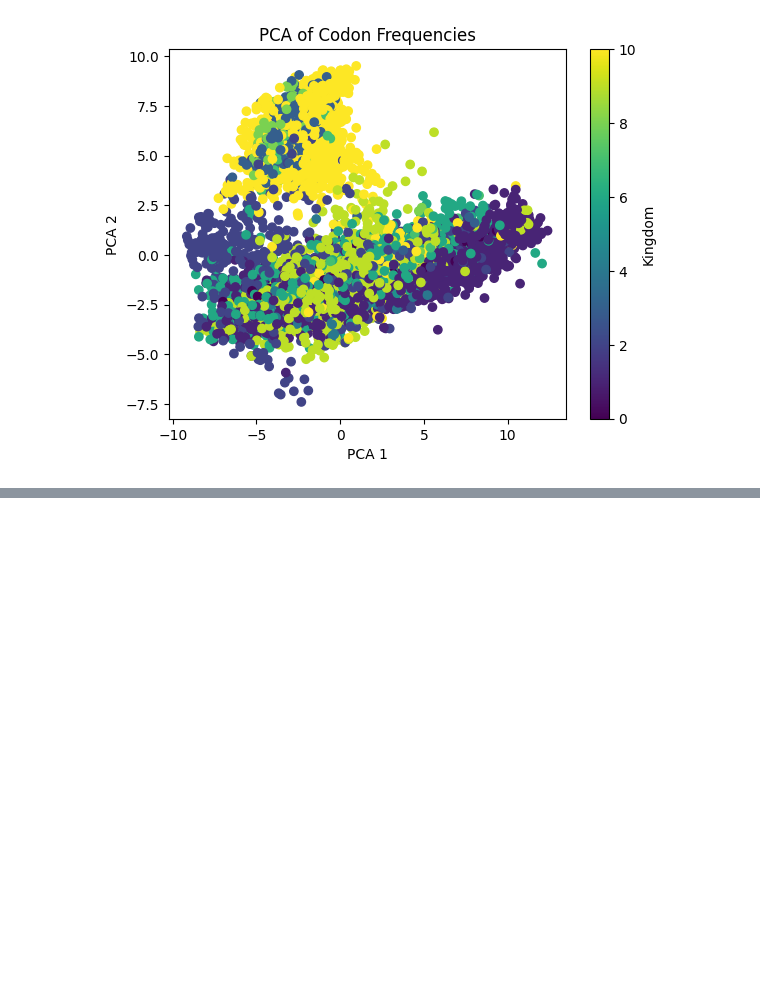
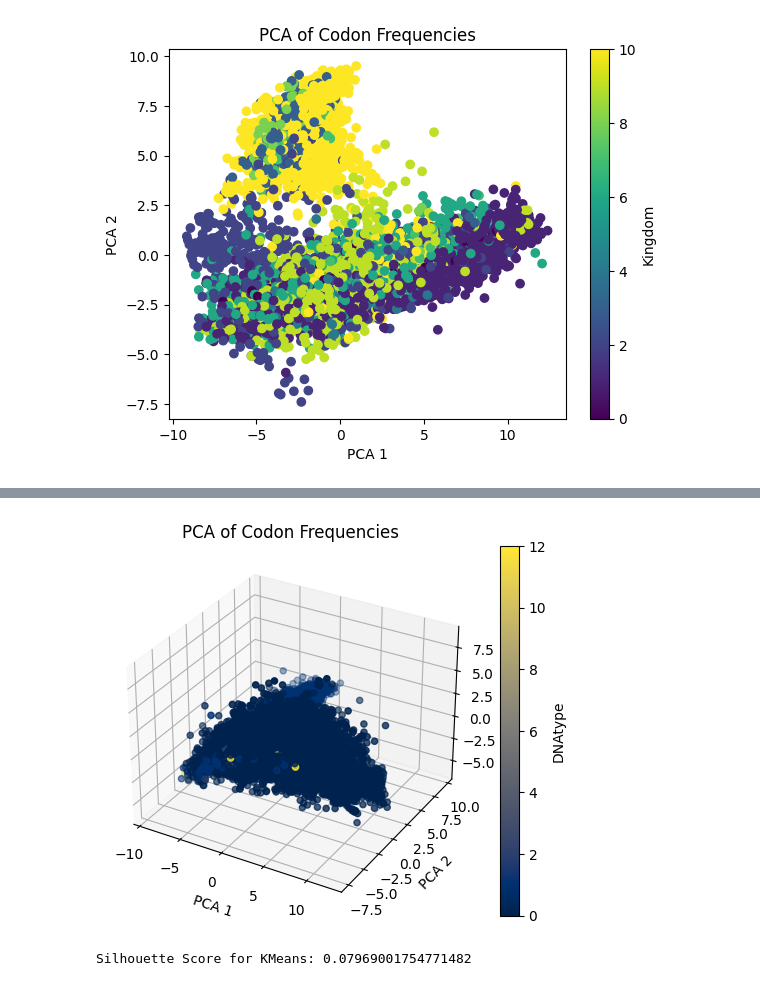
Before and after one commit to AriannaRigamonti/MachineLearning, a Jupyter notebook: MachineLearning_hw.ipynb, the cells around one changed output, grey strips where cells are left out. Saved outputs shown, nothing was run; the diff lists cells and outputs as text; code cells hidden in the pictures; blank space fills up the shorter version.

Commit message:
Updates with PCA, Clustering

```diff
--- a/MachineLearning_hw.ipynb
+++ b/MachineLearning_hw.ipynb
@@ -161,3 +151,57 @@ print(f'Silhouette Score for KMeans: {silhouette_score(scaled_features, kmeans_l
+# %%
+import matplotlib.pyplot as plt
+from mpl_toolkits.mplot3d import Axes3D  # Importing Axes3D for 3D plotting
+from sklearn.preprocessing import StandardScaler
+from sklearn.decomposition import PCA
+
+# Standardize the features
+scaler = StandardScaler()
+scaled_features = scaler.fit_transform(train.iloc[:, 3:])
+
+# Apply PCA
+pca = PCA(n_components=3)  # Change to 3 components for 3D visualization
+pca_result = pca.fit_transform(scaled_features)
+
+# Visualization of PCA results in 3D with color based on the "DNAtype" variable using the 'cividis' colormap
+fig = plt.figure()
+ax = fig.add_subplot(111, projection='3d')
+
+# Scatter plot in 3D
+scatter = ax.scatter(pca_result[:, 0], pca_result[:, 1], pca_result[:, 2], c=train['DNAtype'], cmap='cividis')
+
+# Adding labels and title
+ax.set_xlabel('PCA 1')
+ax.set_ylabel('PCA 2')
+ax.set_zlabel('PCA 3')
+ax.set_title('PCA of Codon Frequencies')
+
+# Adding colorbar
+plt.colorbar(scatter, ax=ax, label='DNAtype')
+
+plt.show()
+# %% [output]
+[figure, added]
+# %%
+# Clustering
+from sklearn.cluster import KMeans
+from sklearn.metrics import silhouette_score
+from sklearn.preprocessing import StandardScaler
+
+# Standardize the features
+scaler = StandardScaler()
+scaled_features = scaler.fit_transform(train.iloc[:, 3:])
+
+# Clustering with KMeans
+kmeans = KMeans(n_clusters=11)
+kmeans_labels = kmeans.fit_predict(scaled_features)
+
+# Print Silhouette Score
+print(f'Silhouette Score for KMeans: {silhouette_score(scaled_features, kmeans_labels)}')
+
+# The Silhouette Score we obtained for the KMeans clustering on the scaled features of the "train" dataset is approximately 0.0797.
+# A Silhouette Score ranges from -1 to 1, where a score closer to 1 indicates better-defined clusters. In our case, a score of 0.0797 suggests that the clusters are somewhat separated but not very well-defined.
+# %% [output]
+Silhouette Score for KMeans: 0.07969001754771482
 # %%
 # Classification
 X = train_df.iloc[:, 3:]
```
Also changed, not shown: parts of 7 cells of this notebook.
